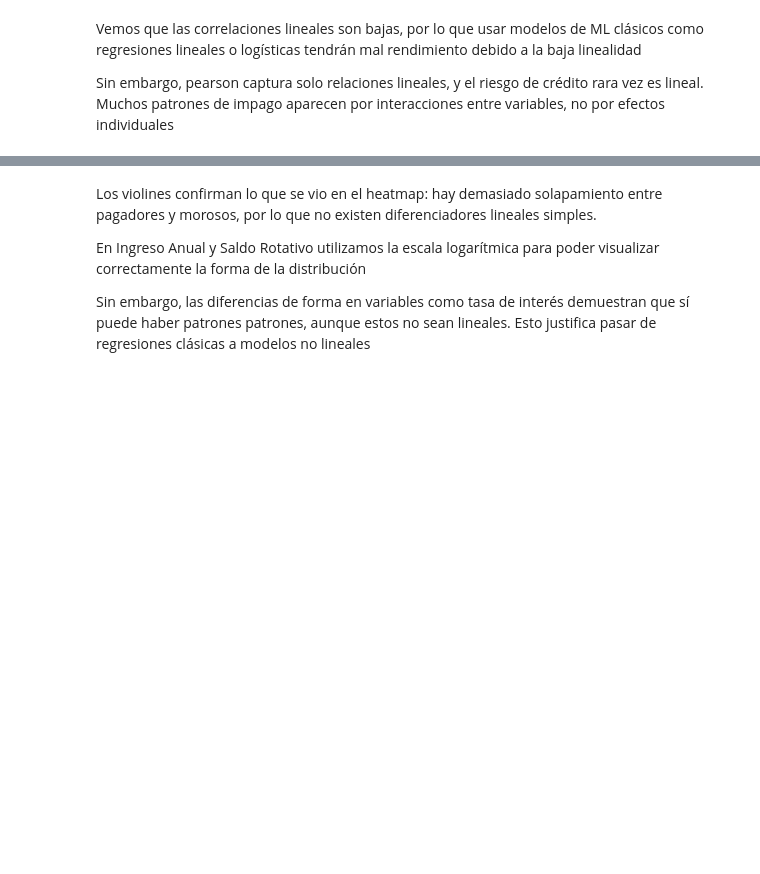
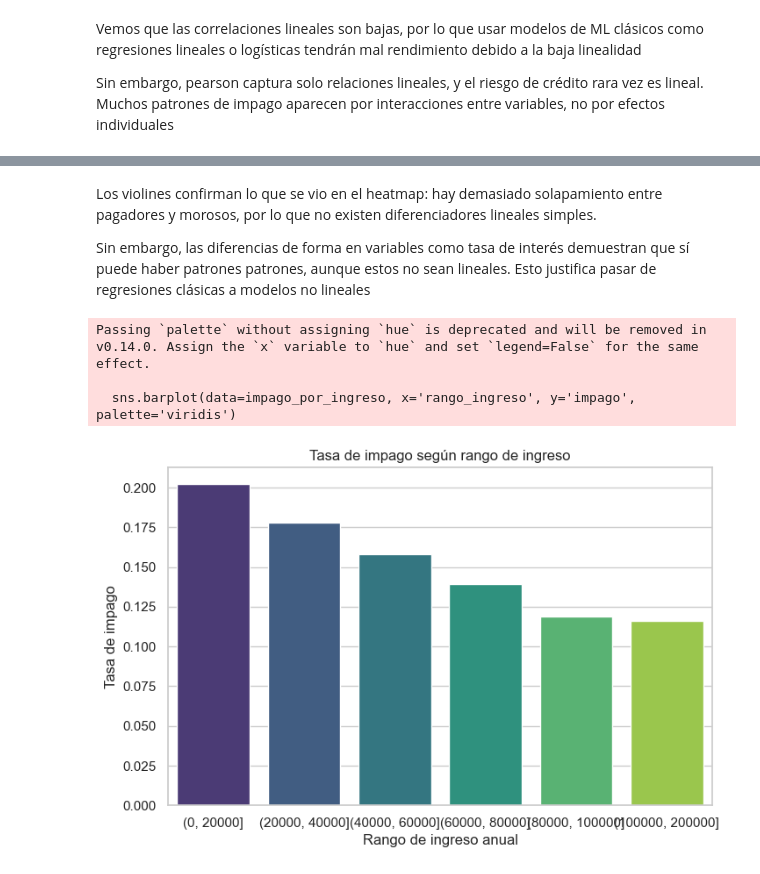
Before and after one commit to Jxweyy/CUNEF__PROYECTO_APRENDIZAJE_AUTOMATICO, a Jupyter notebook: 00_EDA.ipynb, the cells around one changed output, grey strips where cells are left out. Cells and saved outputs as stored; diff of their text form; code cells hidden in the pictures; blank space fills up the shorter version.

```diff
--- a/00_EDA.ipynb
+++ b/00_EDA.ipynb
@@ -625,6 +635,20 @@ plt.show()
 # %% [markdown]
 Los violines confirman lo que se vio en el heatmap: hay demasiado solapamiento entre pagadores y morosos, por lo que no existen diferenciadores lineales simples.
 
-En Ingreso Anual y Saldo Rotativo utilizamos la escala logarítmica para poder visualizar correctamente la forma de la distribución
-
 Sin embargo, las diferencias de forma en variables como tasa de interés demuestran que sí puede haber patrones patrones, aunque estos no sean lineales. Esto justifica pasar de regresiones clásicas a modelos no lineales
+# %%
+df['rango_ingreso'] = pd.cut(df['ingreso_anual'], bins=[0, 20000, 40000, 60000, 80000, 100000, 200000])
+
+impago_por_ingreso = df.groupby('rango_ingreso')['impago'].mean().reset_index()
+
+plt.figure(figsize=(8,5))
+sns.barplot(data=impago_por_ingreso, x='rango_ingreso', y='impago', palette='viridis')
+plt.xlabel('Rango de ingreso anual')
+plt.ylabel('Tasa de impago')
+plt.title('Tasa de impago según rango de ingreso')
+plt.show()
+# %% [output]
+Passing `palette` without assigning `hue` is deprecated and will be removed in v0.14.0. Assign the `x` variable to `hue` and set `legend=False` for the same effect.
+
+  sns.barplot(data=impago_por_ingreso, x='rango_ingreso', y='impago', palette='viridis')
+[figure, added]
```
Also changed, not shown: parts of 13 cells of this notebook.
